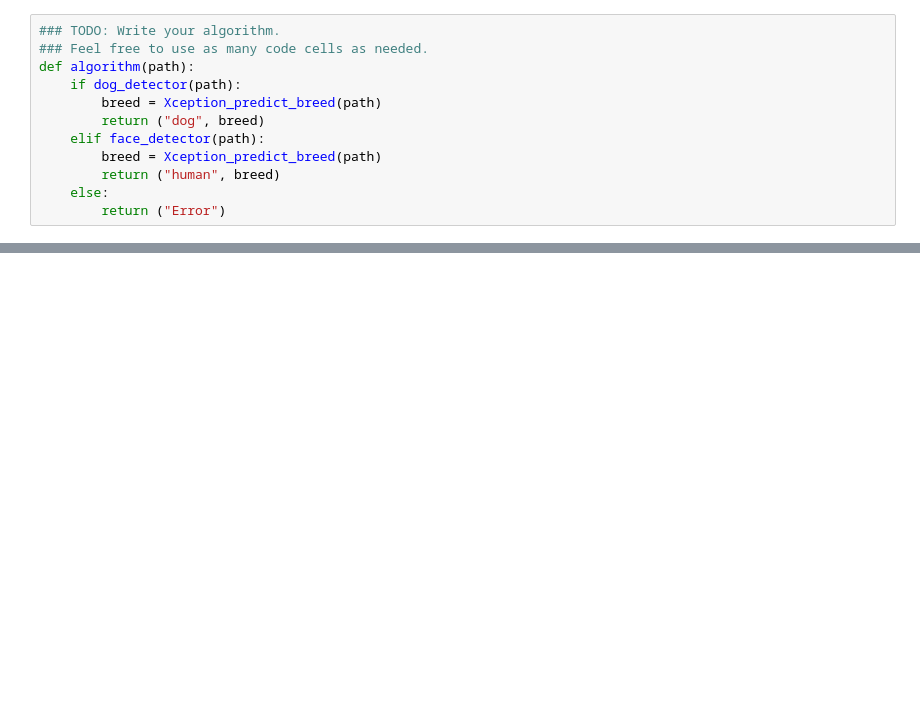
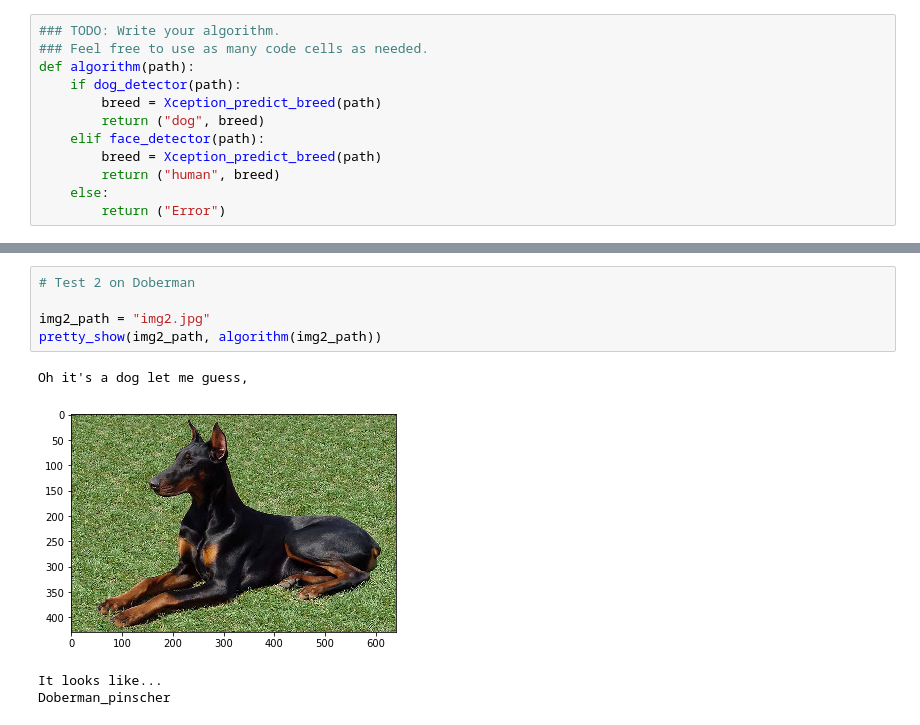
Before and after one commit to arkitpatel/Dog-Breed-Classifier, a Jupyter notebook: dog_app.ipynb, the cells around one changed output, grey strips where cells are left out. Cells and saved outputs as stored; diff of their text form; blank space fills up the shorter version.

```diff
--- a/dog_app.ipynb
+++ b/dog_app.ipynb
@@ -815,0 +843,10 @@ Sorry classification failed
+# %%
+# Test 2 on Doberman
+
+img2_path = "img2.jpg"
+pretty_show(img2_path, algorithm(img2_path))
+# %% [output]
+Oh it's a dog let me guess,
+[figure, added]
+It looks like...
+Doberman_pinscher
```
Also changed, not shown: parts of 19 cells of this notebook.
